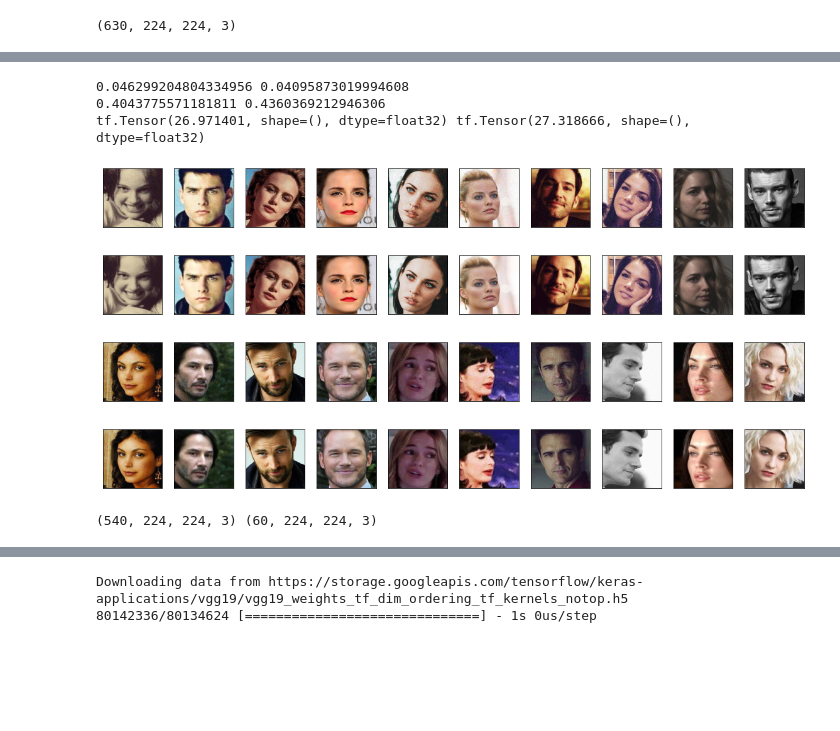
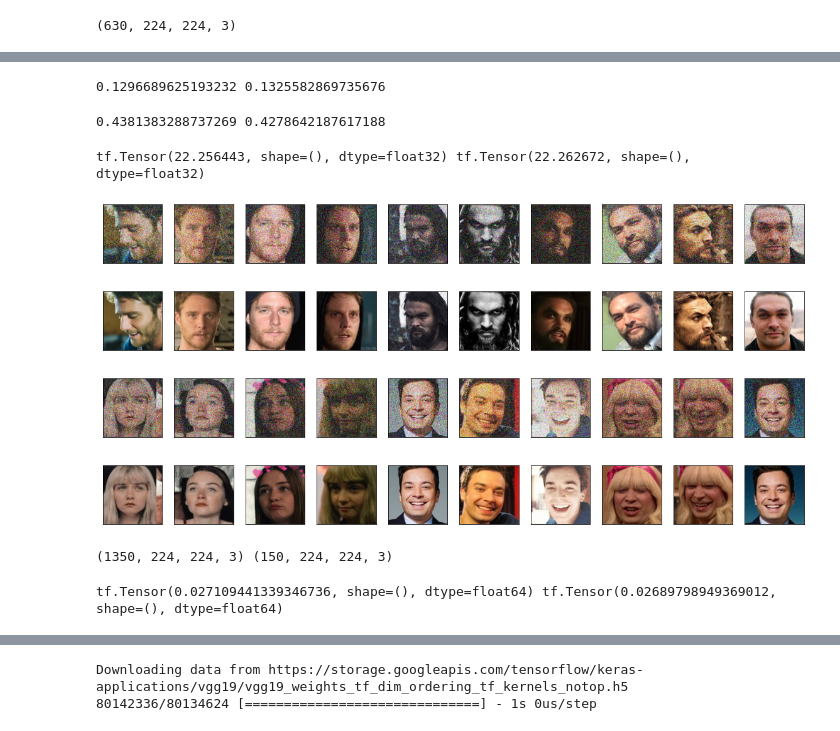
Before and after one commit to CoderSsVartak/Image-Reconstruction, a Jupyter notebook: image_denoising.ipynb, the cells around one changed output, grey strips where cells are left out. Cells and saved outputs as stored; diff of their text form; code cells hidden in the pictures; blank space fills up the shorter version.

```diff
--- a/image_denoising.ipynb
+++ b/image_denoising.ipynb
@@ -132,11 +174,19 @@ def add_noise(images, mean=0., sigmoid=0.3, clip=True, return_params=False, add_
 
     if add_random:
         noise = random * dist
+
+        # Memory Management
+        del random
+
         images_noise = images + noise
 
     else:
         noise = dist
         images_noise = images + dist
+
+    # Memory management
+    del dist
+
 
     if clip:
         images_noise = np.clip(images_noise, 0.0, 1.)
@@ -169,19 +219,8 @@ def find_mean(images):
 #input is the noisy image and the noise that is added to the image
 def find_percent(actual_images, noisy_images):
 
-    # Find dataset mean
-    noisy_mean, actual_mean = find_mean(noisy_images), find_mean(actual_images)
-
-    #Find the shape of the noise, and then reshape the image to (1, batch*x*y*z) to find error
-    shape = noisy_images.shape
-    noisy_images = np.reshape(noisy_images, (shape[0]*shape[1]*shape[2]*shape[3], ))
-    actual_images = np.reshape(actual_images, (shape[0]*shape[1]*shape[2]*shape[3]), )
-
-    # Shifted the images to encounter the divison by 0 error
-    noise, actual = noisy_images + noisy_mean, actual_images + actual_mean
-
-    #Return percentage of noise
-    return np.mean(np.abs((noise - actual)/(noise)))
+    # mean |(noisy-actual)/(noisy)| With mean shifting
+    return np.mean(np.abs(((noisy_images+np.mean(noisy_images))-(actual_images+np.mean(actual_images)))/(noisy_images+np.mean(noisy_images))))
 
 #Tensorflow function to find psnr of an image
 def psnr(y_true, y_pred):
@@ -307,5 +406,5 @@ model_path = '/content/Image_Denoising_v5_Bucket1_120epochs.h5'
 model.load_weights(model_path)
 # %%
-#Training Phase: input = train_noisy, output = train_clear
+# Training Phase: input = train_noisy, output = train_clear
 #Test Phase: input = test_noisy, output = test_clear
-train_noisy, test_noisy, train_clear, test_clear = train_test_split(noisy_images, clear_images, test_size=0.1)
+train_noisy, test_noisy, train_clear, test_clear = noisy_images, test_bucket, clear_images, test_bucket_op
@@ -312,10 +417,5 @@ train_noisy, test_noisy, train_clear, test_clear = train_test_split(noisy_images
 # %%
 # Dataset Statistics
-
 print(find_percent(test_clear, test_noisy), find_percent(train_clear, train_noisy))
-print(find_mean(test_noisy), find_mean(train_noisy))
-print(psnr(test_clear, test_noisy), psnr(train_clear, train_noisy))
 # %% [output]
-0.046299204804334956 0.04095873019994608
-0.4043775571181811 0.4360369212946306
-tf.Tensor(26.971401, shape=(), dtype=float32) tf.Tensor(27.318666, shape=(), dtype=float32)
+0.1296689625193232 0.1325582869735676
@@ -326,16 +422,24 @@ del(clear_images)
+# %%
+print(find_mean(test_noisy), find_mean(train_noisy))
+# %% [output]
+0.4381383288737269 0.4278642187617188
+# %%
+print(psnr(test_clear, test_noisy), psnr(train_clear, train_noisy))
+# %% [output]
+tf.Tensor(22.256443, shape=(), dtype=float32) tf.Tensor(22.262672, shape=(), dtype=float32)
 # %%
-plot(train_noisy[:10], figsize=(20, 20))
-plot(train_clear[:10], figsize=(20, 20))
-plot(test_noisy[:10], figsize=(20, 20))
-plot(test_clear[:10], figsize=(20, 20))
+plot(train_noisy[1340:1350], figsize=(20, 20))
+plot(train_clear[1340:1350], figsize=(20, 20))
+plot(test_noisy[140:150], figsize=(20, 20))
+plot(test_clear[140:150], figsize=(20, 20))
 
 print(train_noisy.shape, test_noisy.shape)
 # %% [output]
-[figure, old version]
+[figure, new version]
-[figure, old version]
+[figure, new version]
-[figure, old version]
+[figure, new version]
-[figure, old version]
+[figure, new version]
-(540, 224, 224, 3) (60, 224, 224, 3)
+(1350, 224, 224, 3) (150, 224, 224, 3)
 # %%
 def cosine_dist(y_true, y_pred):
     return tf.reduce_mean(tf.abs(tf.losses.cosine_similarity(y_true, y_pred)))
@@ -345,6 +449,11 @@ def mse(y_true, y_pred):
 
 def model_loss(y_true, y_pred):
     return tf.reduce_mean(tf.losses.mean_squared_error(y_true, y_pred) + (1 - cosine_dist(y_true, y_pred)))
+# %%
+# Dataset Statistics
+print(mse(test_clear, test_noisy), mse(train_clear, train_noisy))
+# %% [output]
+tf.Tensor(0.027109441339346736, shape=(), dtype=float64) tf.Tensor(0.02689798949369012, shape=(), dtype=float64)
 # %%
 # Code to save logs
 
```
Also changed, not shown: parts of 41 cells of this notebook.
